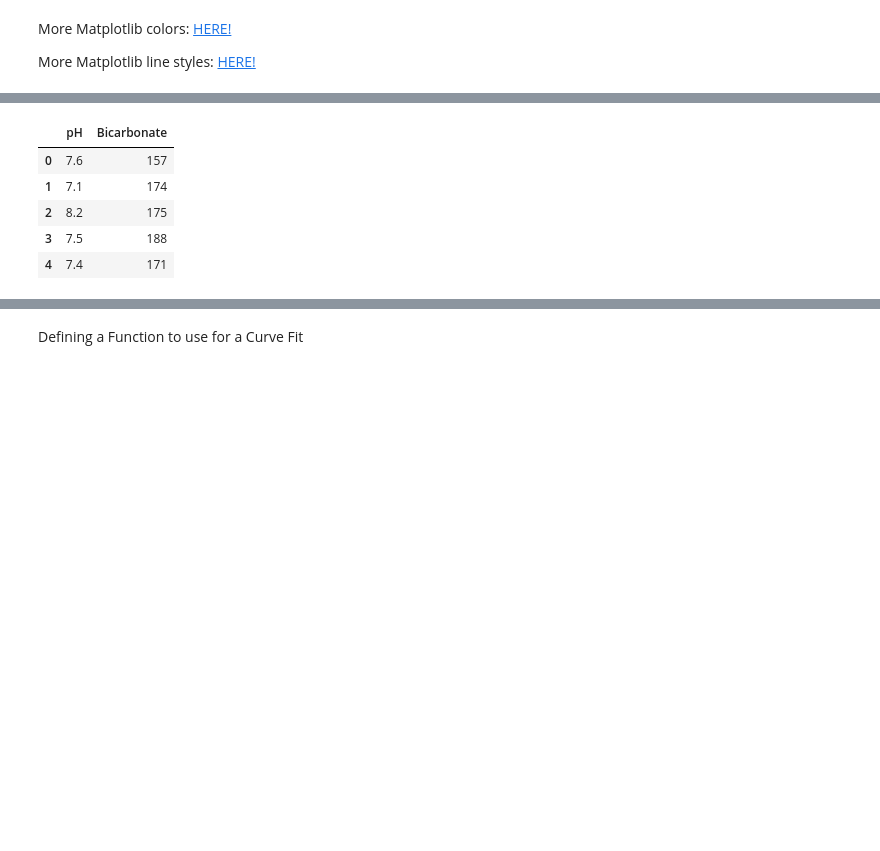
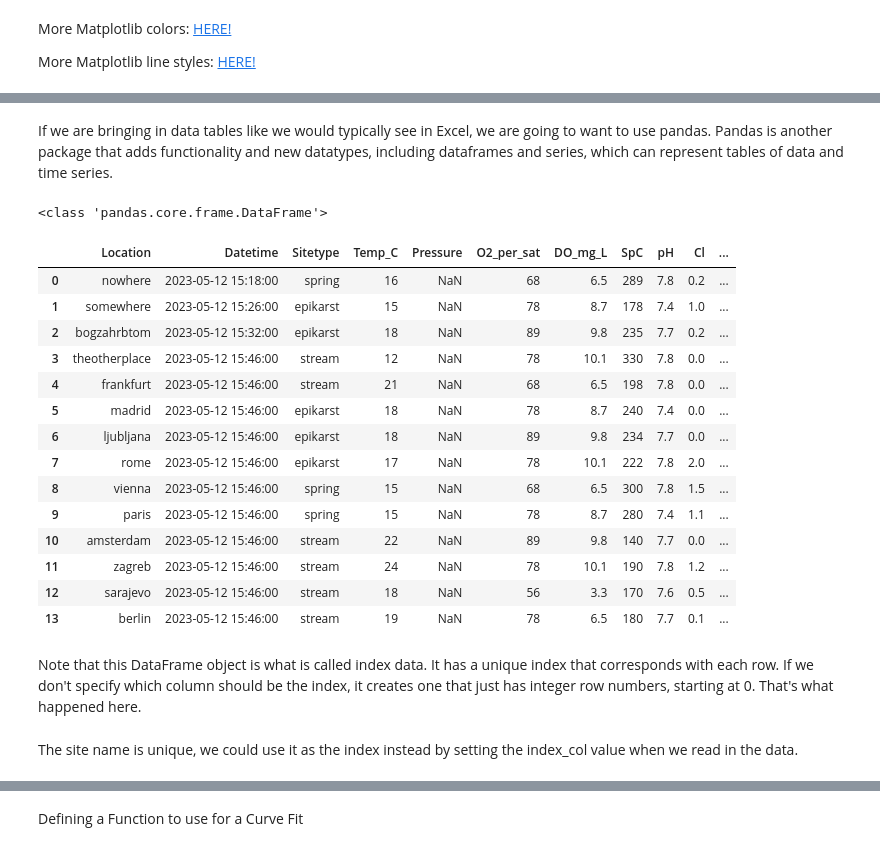
Before and after one commit to CovingtonResearchGroup/CCZ-student-python-training, a Jupyter notebook: Intro_to_Python.ipynb, the cells around one changed output, grey strips where cells are left out. Saved outputs shown, nothing was run; the diff lists cells and outputs as text; code cells hidden in the pictures; blank space fills up the shorter version.

```diff
--- a/Intro_to_Python.ipynb
+++ b/Intro_to_Python.ipynb
@@ -269,0 +249,2 @@ df = pd.read_csv('/content/drive/MyDrive/UF/CZRCN/water.csv') #in quotes, you wi
+# %% [markdown]
+If we are bringing in data tables like we would typically see in Excel, we are going to want to use pandas. Pandas is another package that adds functionality and new datatypes, including dataframes and series, which can represent tables of data and time series.
@@ -270,11 +255,35 @@ df = pd.read_csv('/content/drive/MyDrive/UF/CZRCN/water.csv') #in quotes, you wi
+# %%
+#Now, we will use pandas to import a csv file of data
+water_quality = read_csv('example-datasheets/Water-quality.csv') #in quotes, you will add the file path to where your data is located
+
+# Note: If you want to read in data from an excel file, pandas also has a read_excel() function
+# %%
+# This creates a new type of data object, called a DataFrame.
+print(type(water_quality))
+# %% [output]
+<class 'pandas.core.frame.DataFrame'>
 # %%
-#Now that my data is loaded, I want to see what it looks like
-#To do this, I want to see the 1st 5 rows, which is given by the .head() function
-df.head()
+# Now that my data is loaded, I want to see what it looks like
+# To do this, I can just type the name, and it will print out some
+# nicely formated data.
+
+water_quality
+
+# If we just want to see a few values, we can use .head()
+#water_quality.head() #Uncomment this row and check it out.
 # %% [output]
-|  | pH | Bicarbonate |
-| 0 | 7.6 | 157 |
-| 1 | 7.1 | 174 |
-| 2 | 8.2 | 175 |
-| 3 | 7.5 | 188 |
-| 4 | 7.4 | 171 |
+|  | Location | Datetime | Sitetype | Temp_C | Pressure | O2_per_sat | DO_mg_L | SpC | pH | Cl | ... |
+| 0 | nowhere | 2023-05-12 15:18:00 | spring | 16 | NaN | 68 | 6.5 | 289 | 7.8 | 0.2 | ... |
+| 1 | somewhere | 2023-05-12 15:26:00 | epikarst | 15 | NaN | 78 | 8.7 | 178 | 7.4 | 1.0 | ... |
+| 2 | bogzahrbtom | 2023-05-12 15:32:00 | epikarst | 18 | NaN | 89 | 9.8 | 235 | 7.7 | 0.2 | ... |
+| 3 | theotherplace | 2023-05-12 15:46:00 | stream | 12 | NaN | 78 | 10.1 | 330 | 7.8 | 0.0 | ... |
+| 4 | frankfurt | 2023-05-12 15:46:00 | stream | 21 | NaN | 68 | 6.5 | 198 | 7.8 | 0.0 | ... |
+| 5 | madrid | 2023-05-12 15:46:00 | epikarst | 18 | NaN | 78 | 8.7 | 240 | 7.4 | 0.0 | ... |
+| 6 | ljubljana | 2023-05-12 15:46:00 | epikarst | 18 | NaN | 89 | 9.8 | 234 | 7.7 | 0.0 | ... |
+| 7 | rome | 2023-05-12 15:46:00 | epikarst | 17 | NaN | 78 | 10.1 | 222 | 7.8 | 2.0 | ... |
+| 8 | vienna | 2023-05-12 15:46:00 | spring | 15 | NaN | 68 | 6.5 | 300 | 7.8 | 1.5 | ... |
+| 9 | paris | 2023-05-12 15:46:00 | spring | 15 | NaN | 78 | 8.7 | 280 | 7.4 | 1.1 | ... |
+| 10 | amsterdam | 2023-05-12 15:46:00 | stream | 22 | NaN | 89 | 9.8 | 140 | 7.7 | 0.0 | ... |
+| 11 | zagreb | 2023-05-12 15:46:00 | stream | 24 | NaN | 78 | 10.1 | 190 | 7.8 | 1.2 | ... |
+| 12 | sarajevo | 2023-05-12 15:46:00 | stream | 18 | NaN | 56 | 3.3 | 170 | 7.6 | 0.5 | ... |
+| 13 | berlin | 2023-05-12 15:46:00 | stream | 19 | NaN | 78 | 6.5 | 180 | 7.7 | 0.1 | ... |
@@ -283,0 +290,4 @@ df['Bicarbonate units'] = 'mg/L CaCO3'
+# %% [markdown]
+Note that this DataFrame object is what is called index data. It has a unique index that corresponds with each row. If we don't specify which column should be the index, it creates one that just has integer row numbers, starting at 0. That's what happened here.
+# %% [markdown]
+The site name is unique, we could use it as the index instead by setting the index_col value when we read in the data.
```
Also changed, not shown: parts of 57 cells of this notebook, 3 other files.
